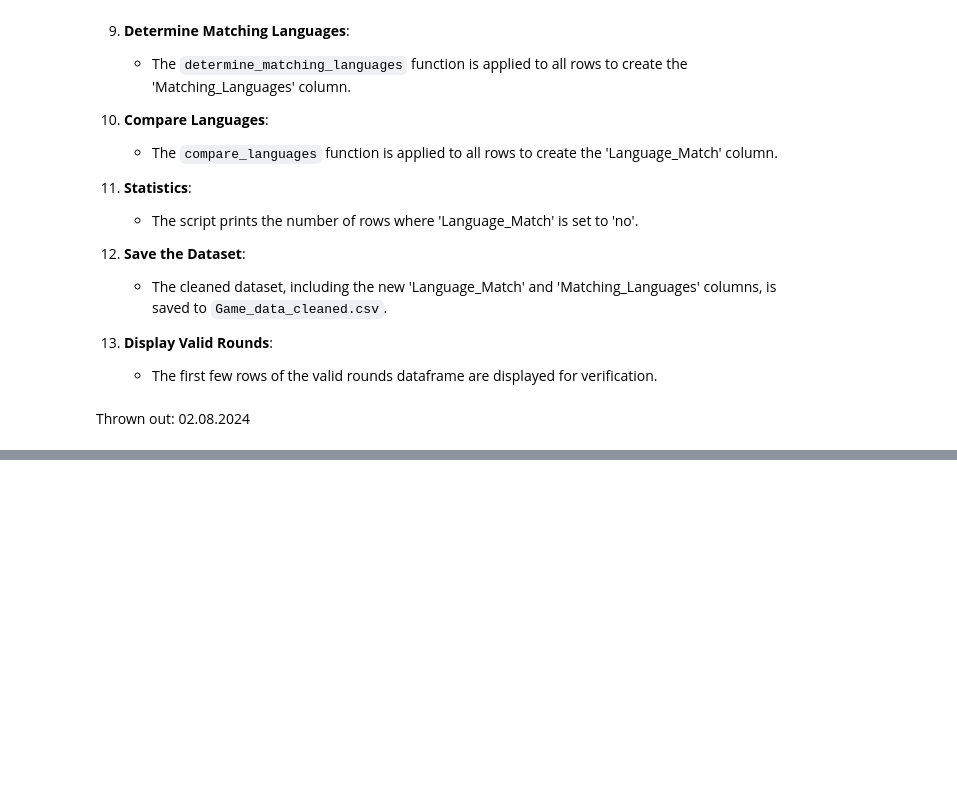
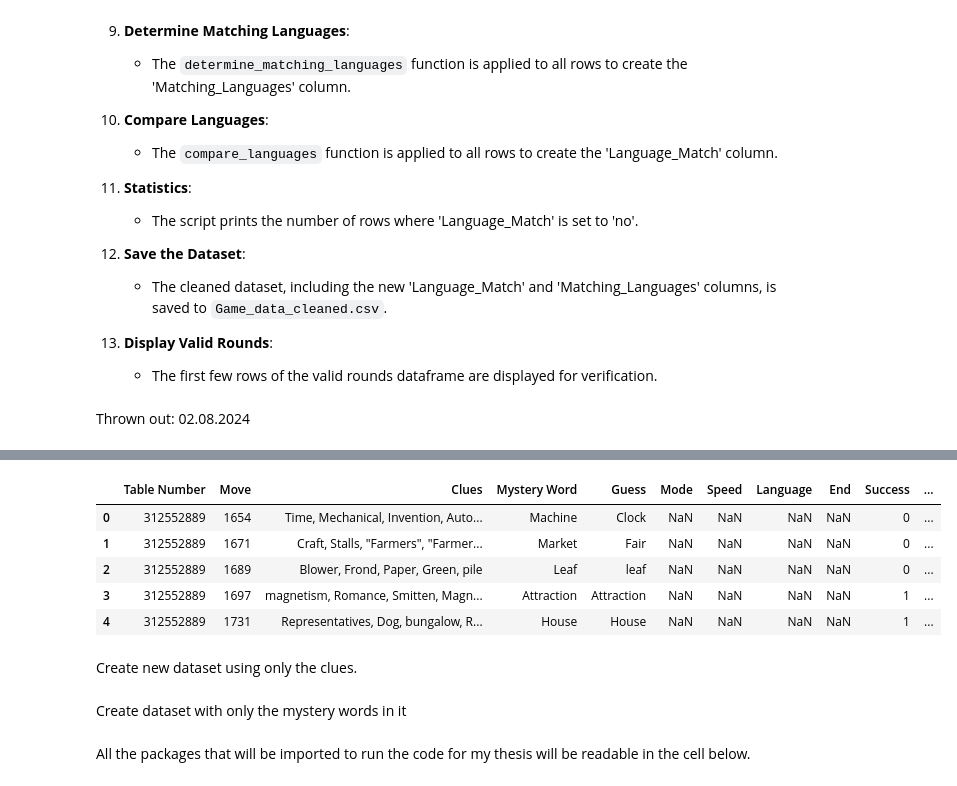
Before and after one commit to dwrobel24/BGA-MA-New, a Jupyter notebook: throwaway_code.ipynb, the cells around one changed output, grey strips where cells are left out. Saved outputs shown, nothing was run; the diff lists cells and outputs as text; code cells hidden in the pictures; blank space fills up the shorter version.

Commit message:
Data Cleaning abgeschlossen

```diff
--- a/throwaway_code.ipynb
+++ b/throwaway_code.ipynb
@@ -599,0 +746,62 @@ print(f"Number of invalid words: {invalid_word_count}")
+# %%
+def detect_language_single_word(word):
+    word = word.strip().lower().replace('"', '').replace('-', '')
+    en_check = d_en.check(word)
+    fr_check = d_fr.check(word)
+    de_check = d_de.check(word)
+
+    # Determine the language of the word
+    if en_check:
+        return 'en'
+    elif fr_check:
+        return 'fr'
+    elif de_check:
+        return 'de'
+    else:
+        return 'unknown'
+
+def detect_language_clues(text):
+    words = text.lower().split(',')
+    lang_counter = Counter()
+
+    for word in words:
+        lang = detect_language_single_word(word.strip())
+        if lang != 'unknown':
+            lang_counter[lang] += 1
+
+    if lang_counter:
+        most_common_lang, count = lang_counter.most_common(1)[0]
+        return most_common_lang
+    else:
+        return 'unknown'
+
+def map_language(language):
+    if language == 'English':
+        return 'en'
+    elif language == 'Français':
+        return 'fr'
+    elif language == 'Deutsch':
+        return 'de'
+    return language
+
+# Load the valid rounds dataset
+valid_rounds = pd.read_csv('/mnt/data/Game_data_valid.csv')
+
+# Detect the language only for rows with NaN in 'Language'
+valid_rounds['detected'] = valid_rounds.apply(
+    lambda row: detect_language_clues(row['Clues']) if pd.isna(row['Language']) else map_language(row['Language']),
+    axis=1
+)
+
+# Save the updated dataset
+valid_rounds.to_csv('/mnt/data/Game_data_valid_language_match.csv', index=False)
+
+# Display the first few rows of the updated dataframe
+valid_rounds.head()
+# %% [output]
+|  | Table Number | Move | Clues | Mystery Word | Guess | Mode | Speed | Language | End | Success | ... |
+| 0 | 312552889 | 1654 | Time, Mechanical, Invention, Auto... | Machine | Clock | NaN | NaN | NaN | NaN | 0 | ... |
+| 1 | 312552889 | 1671 | Craft, Stalls, "Farmers", "Farmer... | Market | Fair | NaN | NaN | NaN | NaN | 0 | ... |
+| 2 | 312552889 | 1689 | Blower, Frond, Paper, Green, pile | Leaf | leaf | NaN | NaN | NaN | NaN | 0 | ... |
+| 3 | 312552889 | 1697 | magnetism, Romance, Smitten, Magn... | Attraction | Attraction | NaN | NaN | NaN | NaN | 1 | ... |
+| 4 | 312552889 | 1731 | Representatives, Dog, bungalow, R... | House | House | NaN | NaN | NaN | NaN | 1 | ... |
@@ -599,0 +815,2 @@ print(f"Number of invalid words: {invalid_word_count}")
+# %% [markdown]
+Create new dataset using only the clues.
@@ -599,0 +826,2 @@ print(f"Number of invalid words: {invalid_word_count}")
+# %% [markdown]
+Create dataset with only the mystery words in it
@@ -599,0 +837,2 @@ print(f"Number of invalid words: {invalid_word_count}")
+# %% [markdown]
+All the packages that will be imported to run the code for my thesis will be readable in the cell below.
```
Also changed, not shown: parts of 20 cells of this notebook, 11 other files.
